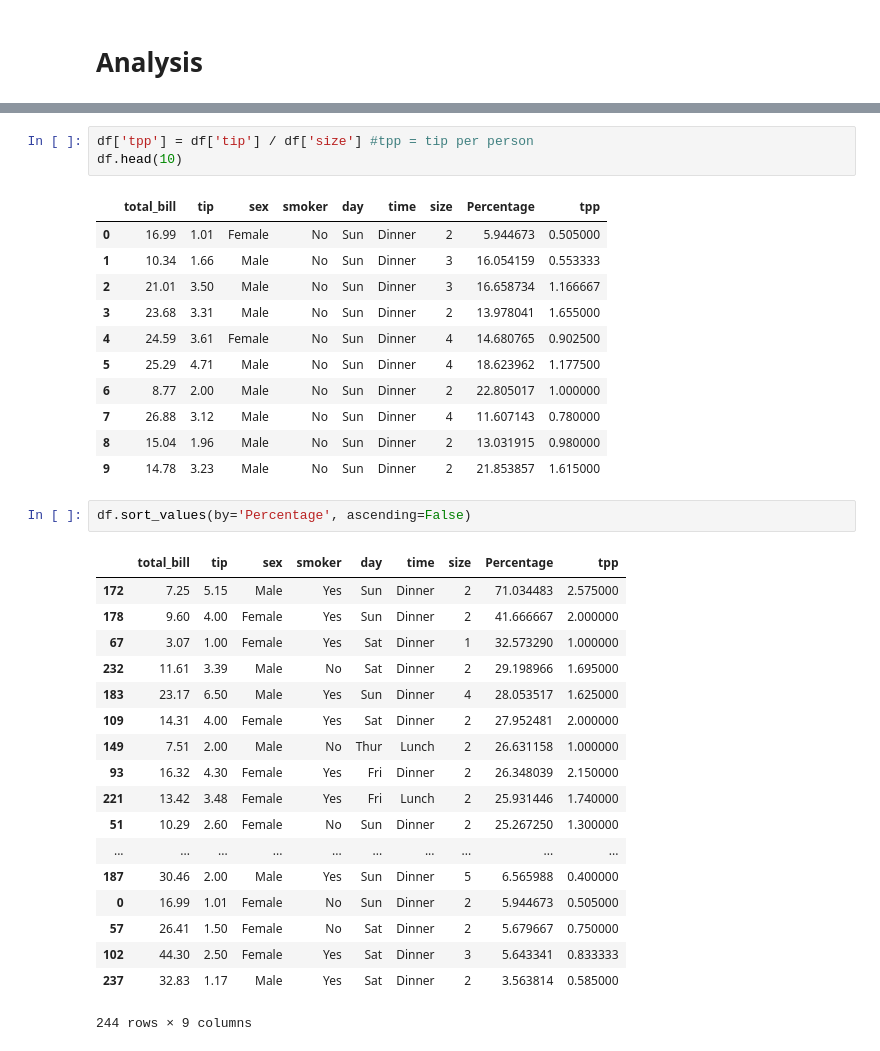
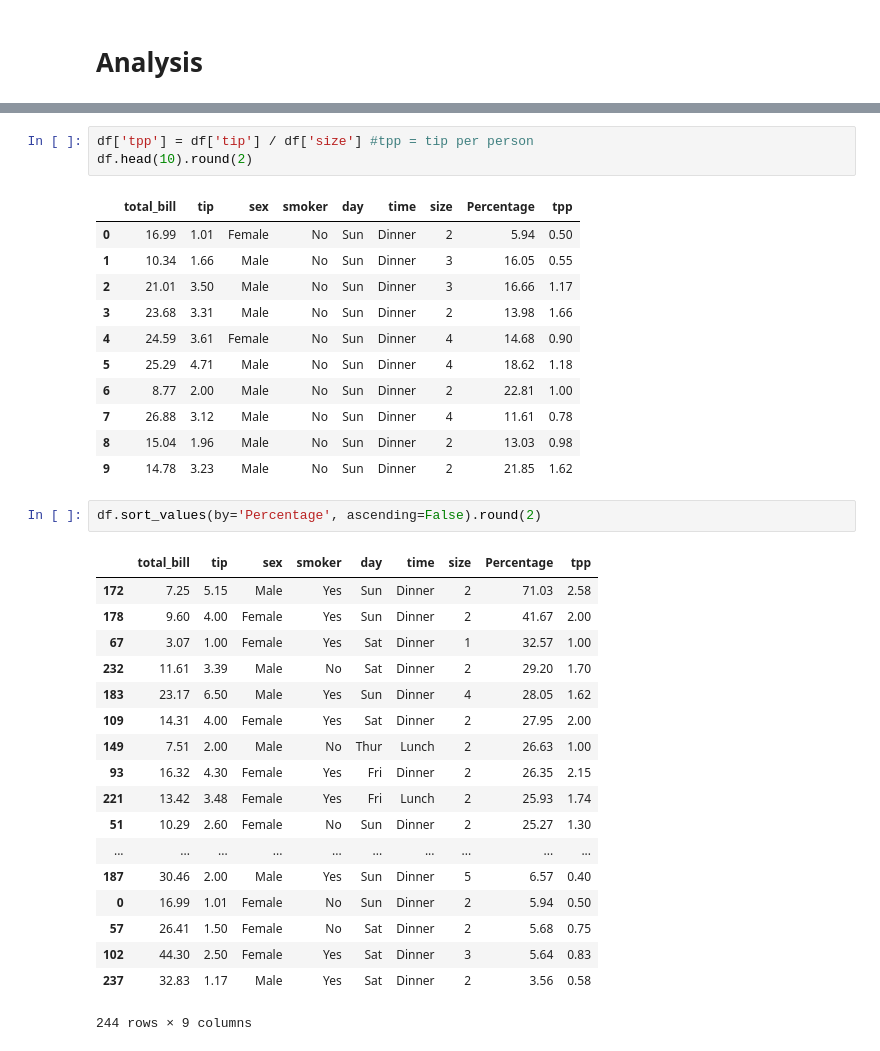
Before and after one commit to Spider-Mannix/DAfundProj, a Jupyter notebook: Project Notebook.ipynb, the cells around one changed output, grey strips where cells are left out. Drawn from its saved outputs; the diff is of its cells as text.

```diff
--- a/Project Notebook.ipynb
+++ b/Project Notebook.ipynb
@@ -235,36 +260,36 @@ df.head()
 # %%
 df['tpp'] = df['tip'] / df['size'] #tpp = tip per person
-df.head(10)
+df.head(10).round(2)
 # %% [output]
 |  | total_bill | tip | sex | smoker | day | time | size | Percentage | tpp |
-| 0 | 16.99 | 1.01 | Female | No | Sun | Dinner | 2 | 5.944673 | 0.505000 |
-| 1 | 10.34 | 1.66 | Male | No | Sun | Dinner | 3 | 16.054159 | 0.553333 |
-| 2 | 21.01 | 3.50 | Male | No | Sun | Dinner | 3 | 16.658734 | 1.166667 |
-| 3 | 23.68 | 3.31 | Male | No | Sun | Dinner | 2 | 13.978041 | 1.655000 |
-| 4 | 24.59 | 3.61 | Female | No | Sun | Dinner | 4 | 14.680765 | 0.902500 |
-| 5 | 25.29 | 4.71 | Male | No | Sun | Dinner | 4 | 18.623962 | 1.177500 |
-| 6 | 8.77 | 2.00 | Male | No | Sun | Dinner | 2 | 22.805017 | 1.000000 |
-| 7 | 26.88 | 3.12 | Male | No | Sun | Dinner | 4 | 11.607143 | 0.780000 |
-| 8 | 15.04 | 1.96 | Male | No | Sun | Dinner | 2 | 13.031915 | 0.980000 |
-| 9 | 14.78 | 3.23 | Male | No | Sun | Dinner | 2 | 21.853857 | 1.615000 |
+| 0 | 16.99 | 1.01 | Female | No | Sun | Dinner | 2 | 5.94 | 0.50 |
+| 1 | 10.34 | 1.66 | Male | No | Sun | Dinner | 3 | 16.05 | 0.55 |
+| 2 | 21.01 | 3.50 | Male | No | Sun | Dinner | 3 | 16.66 | 1.17 |
+| 3 | 23.68 | 3.31 | Male | No | Sun | Dinner | 2 | 13.98 | 1.66 |
+| 4 | 24.59 | 3.61 | Female | No | Sun | Dinner | 4 | 14.68 | 0.90 |
+| 5 | 25.29 | 4.71 | Male | No | Sun | Dinner | 4 | 18.62 | 1.18 |
+| 6 | 8.77 | 2.00 | Male | No | Sun | Dinner | 2 | 22.81 | 1.00 |
+| 7 | 26.88 | 3.12 | Male | No | Sun | Dinner | 4 | 11.61 | 0.78 |
+| 8 | 15.04 | 1.96 | Male | No | Sun | Dinner | 2 | 13.03 | 0.98 |
+| 9 | 14.78 | 3.23 | Male | No | Sun | Dinner | 2 | 21.85 | 1.62 |
 # %%
-df.sort_values(by='Percentage', ascending=False)
+df.sort_values(by='Percentage', ascending=False).round(2)
 # %% [output]
 |  | total_bill | tip | sex | smoker | day | time | size | Percentage | tpp |
-| 172 | 7.25 | 5.15 | Male | Yes | Sun | Dinner | 2 | 71.034483 | 2.575000 |
-| 178 | 9.60 | 4.00 | Female | Yes | Sun | Dinner | 2 | 41.666667 | 2.000000 |
-| 67 | 3.07 | 1.00 | Female | Yes | Sat | Dinner | 1 | 32.573290 | 1.000000 |
-| 232 | 11.61 | 3.39 | Male | No | Sat | Dinner | 2 | 29.198966 | 1.695000 |
-| 183 | 23.17 | 6.50 | Male | Yes | Sun | Dinner | 4 | 28.053517 | 1.625000 |
-| 109 | 14.31 | 4.00 | Female | Yes | Sat | Dinner | 2 | 27.952481 | 2.000000 |
-| 149 | 7.51 | 2.00 | Male | No | Thur | Lunch | 2 | 26.631158 | 1.000000 |
-| 93 | 16.32 | 4.30 | Female | Yes | Fri | Dinner | 2 | 26.348039 | 2.150000 |
-| 221 | 13.42 | 3.48 | Female | Yes | Fri | Lunch | 2 | 25.931446 | 1.740000 |
-| 51 | 10.29 | 2.60 | Female | No | Sun | Dinner | 2 | 25.267250 | 1.300000 |
+| 172 | 7.25 | 5.15 | Male | Yes | Sun | Dinner | 2 | 71.03 | 2.58 |
+| 178 | 9.60 | 4.00 | Female | Yes | Sun | Dinner | 2 | 41.67 | 2.00 |
+| 67 | 3.07 | 1.00 | Female | Yes | Sat | Dinner | 1 | 32.57 | 1.00 |
+| 232 | 11.61 | 3.39 | Male | No | Sat | Dinner | 2 | 29.20 | 1.70 |
+| 183 | 23.17 | 6.50 | Male | Yes | Sun | Dinner | 4 | 28.05 | 1.62 |
+| 109 | 14.31 | 4.00 | Female | Yes | Sat | Dinner | 2 | 27.95 | 2.00 |
+| 149 | 7.51 | 2.00 | Male | No | Thur | Lunch | 2 | 26.63 | 1.00 |
+| 93 | 16.32 | 4.30 | Female | Yes | Fri | Dinner | 2 | 26.35 | 2.15 |
+| 221 | 13.42 | 3.48 | Female | Yes | Fri | Lunch | 2 | 25.93 | 1.74 |
+| 51 | 10.29 | 2.60 | Female | No | Sun | Dinner | 2 | 25.27 | 1.30 |
 | ... | ... | ... | ... | ... | ... | ... | ... | ... | ... |
-| 187 | 30.46 | 2.00 | Male | Yes | Sun | Dinner | 5 | 6.565988 | 0.400000 |
-| 0 | 16.99 | 1.01 | Female | No | Sun | Dinner | 2 | 5.944673 | 0.505000 |
-| 57 | 26.41 | 1.50 | Female | No | Sat | Dinner | 2 | 5.679667 | 0.750000 |
-| 102 | 44.30 | 2.50 | Female | Yes | Sat | Dinner | 3 | 5.643341 | 0.833333 |
-| 237 | 32.83 | 1.17 | Male | Yes | Sat | Dinner | 2 | 3.563814 | 0.585000 |
+| 187 | 30.46 | 2.00 | Male | Yes | Sun | Dinner | 5 | 6.57 | 0.40 |
+| 0 | 16.99 | 1.01 | Female | No | Sun | Dinner | 2 | 5.94 | 0.50 |
+| 57 | 26.41 | 1.50 | Female | No | Sat | Dinner | 2 | 5.68 | 0.75 |
+| 102 | 44.30 | 2.50 | Female | Yes | Sat | Dinner | 3 | 5.64 | 0.83 |
+| 237 | 32.83 | 1.17 | Male | Yes | Sat | Dinner | 2 | 3.56 | 0.58 |
 244 rows × 9 columns
```
Also changed, not shown: parts of 6 cells of this notebook.
